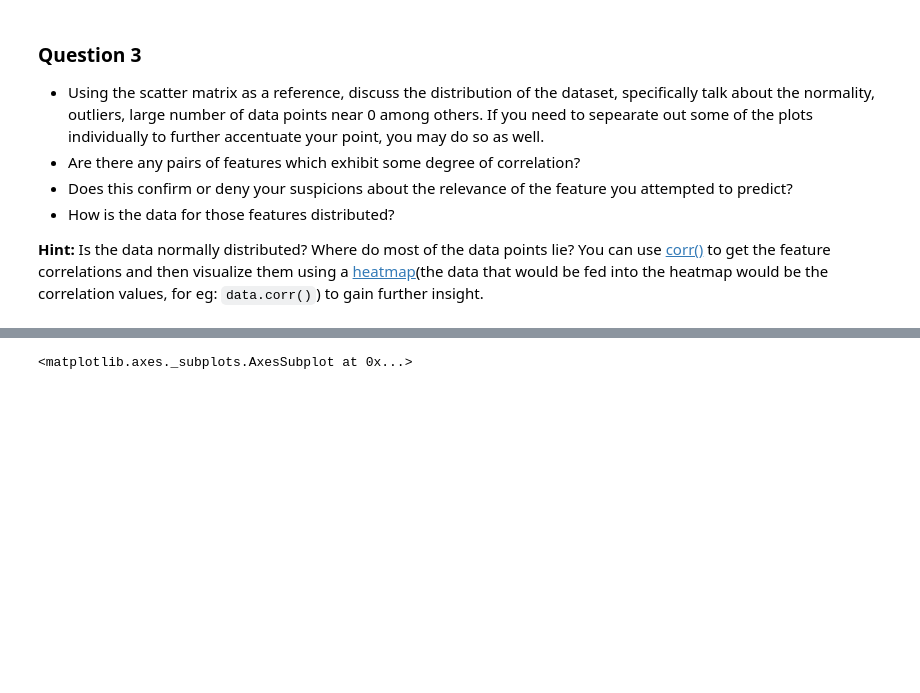
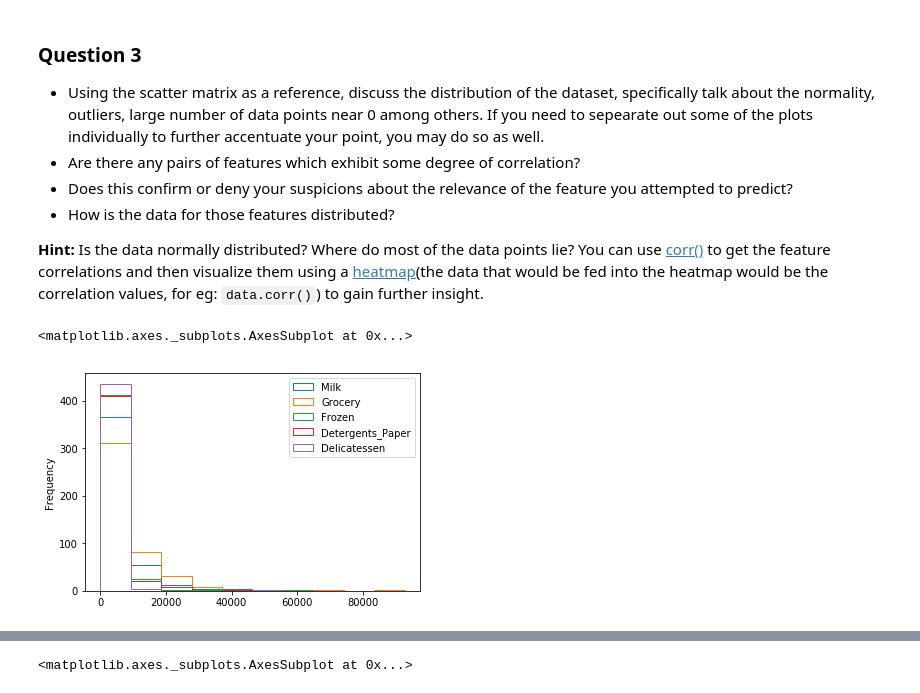
Before and after one commit to duyunshu/machine-learning-1, a Jupyter notebook: projects/customer_segments/customer_segments.ipynb, the cells around one changed output, grey strips where cells are left out. Cells and saved outputs as stored; diff of their text form; code cells hidden in the pictures; blank space fills up the shorter version.

```diff
--- a/projects/customer_segments/customer_segments.ipynb
+++ b/projects/customer_segments/customer_segments.ipynb
@@ -170,3 +173,11 @@ data.plot.scatter(x='Grocery', y='Detergents_Paper')
 * How is the data for those features distributed?
 
 **Hint:** Is the data normally distributed? Where do most of the data points lie? You can use [corr()](https://pandas.pydata.org/pandas-docs/stable/generated/pandas.DataFrame.corr.html) to get the feature correlations and then visualize them using a [heatmap](http://seaborn.pydata.org/generated/seaborn.heatmap.html)(the data that would be fed into the heatmap would be the correlation values, for eg: `data.corr()`) to gain further insight.
+# %%
+data.plot.hist(x='Fresh',
+               y=['Milk','Grocery','Frozen',
+                  'Detergents_Paper','Delicatessen'],
+               histtype='step')
+# %% [output]
+<matplotlib.axes._subplots.AxesSubplot at 0x...>
+[figure, added]
```
Also changed, not shown: parts of 19 cells of this notebook.
